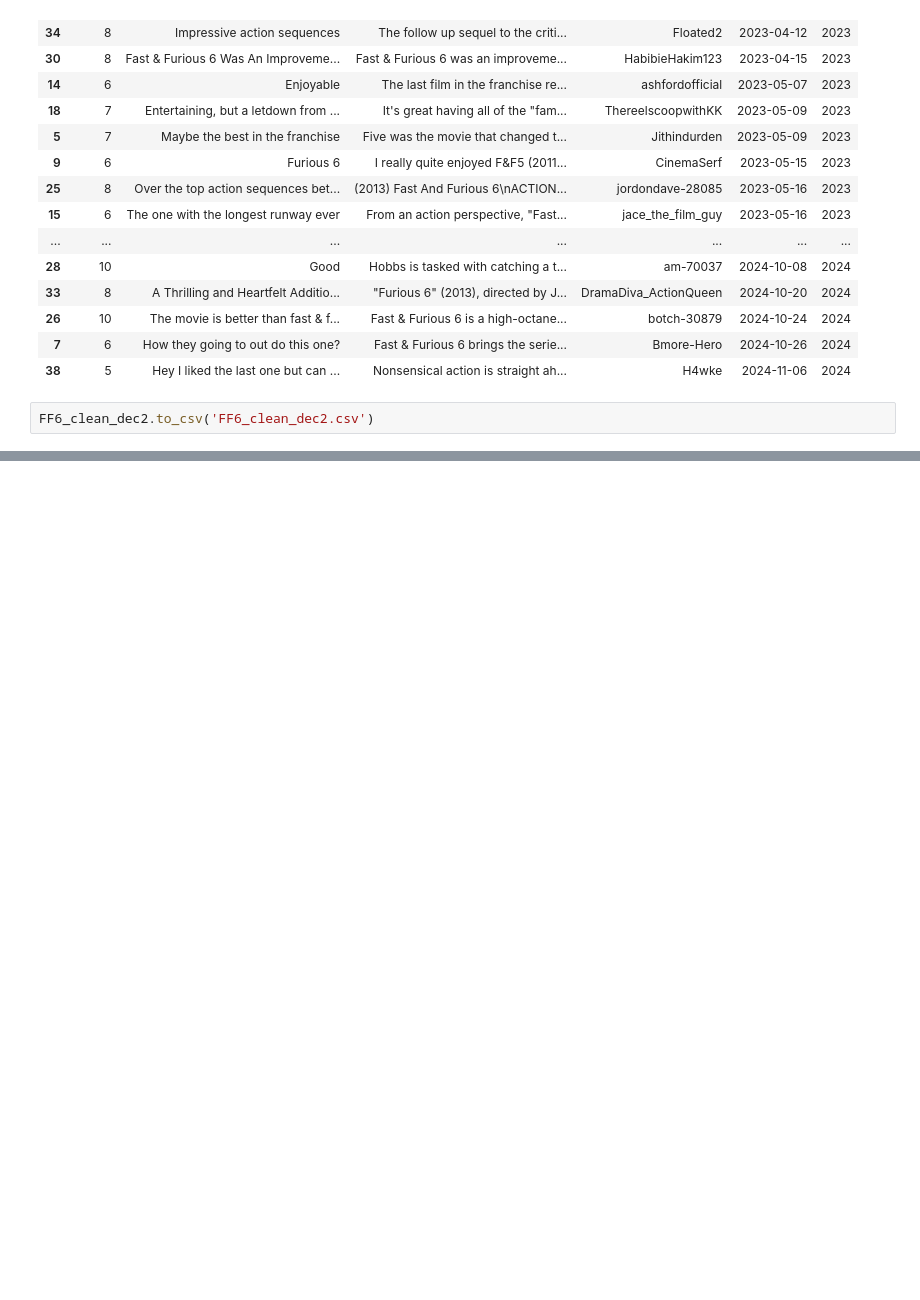
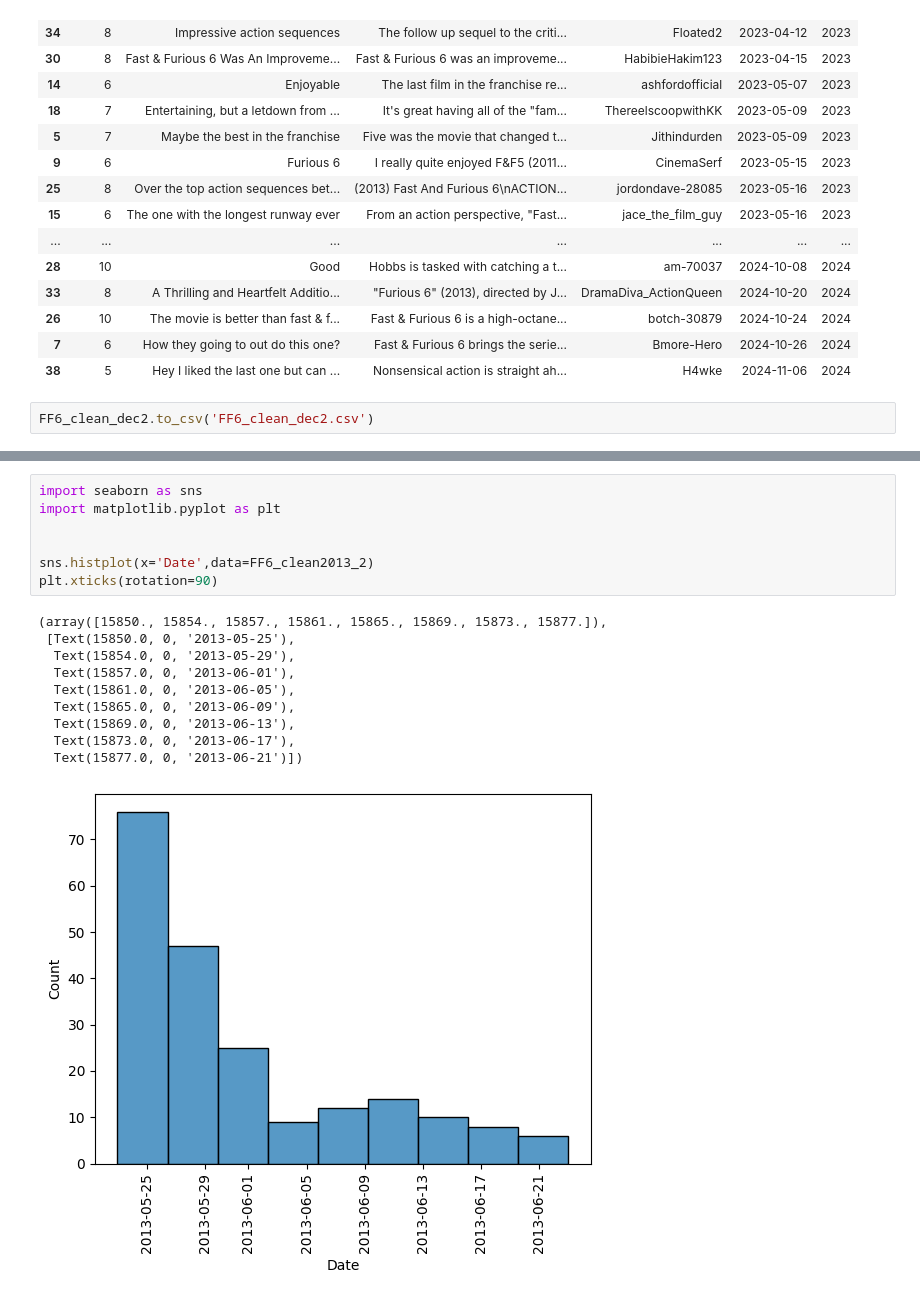
Before and after one commit to pwy7fv/DS-4002-Group-Projects, a Jupyter notebook: Scripts/FF6_clean.ipynb, the cells around one changed output, grey strips where cells are left out. Saved outputs shown, nothing was run; the diff lists cells and outputs as text; blank space fills up the shorter version.

```diff
--- a/Scripts/FF6_clean.ipynb
+++ b/Scripts/FF6_clean.ipynb
@@ -158,0 +183,18 @@ FF6_clean_dec2.to_csv('FF6_clean_dec2.csv')
+# %%
+import seaborn as sns
+import matplotlib.pyplot as plt
+
+
+sns.histplot(x='Date',data=FF6_clean2013_2)
+plt.xticks(rotation=90)
+# %% [output]
+(array([15850., 15854., 15857., 15861., 15865., 15869., 15873., 15877.]),
+ [Text(15850.0, 0, '2013-05-25'),
+  Text(15854.0, 0, '2013-05-29'),
+  Text(15857.0, 0, '2013-06-01'),
+  Text(15861.0, 0, '2013-06-05'),
+  Text(15865.0, 0, '2013-06-09'),
+  Text(15869.0, 0, '2013-06-13'),
+  Text(15873.0, 0, '2013-06-17'),
+  Text(15877.0, 0, '2013-06-21')])
+[figure, added]
```
Also changed, not shown: parts of 5 cells of this notebook, 9 other files.
